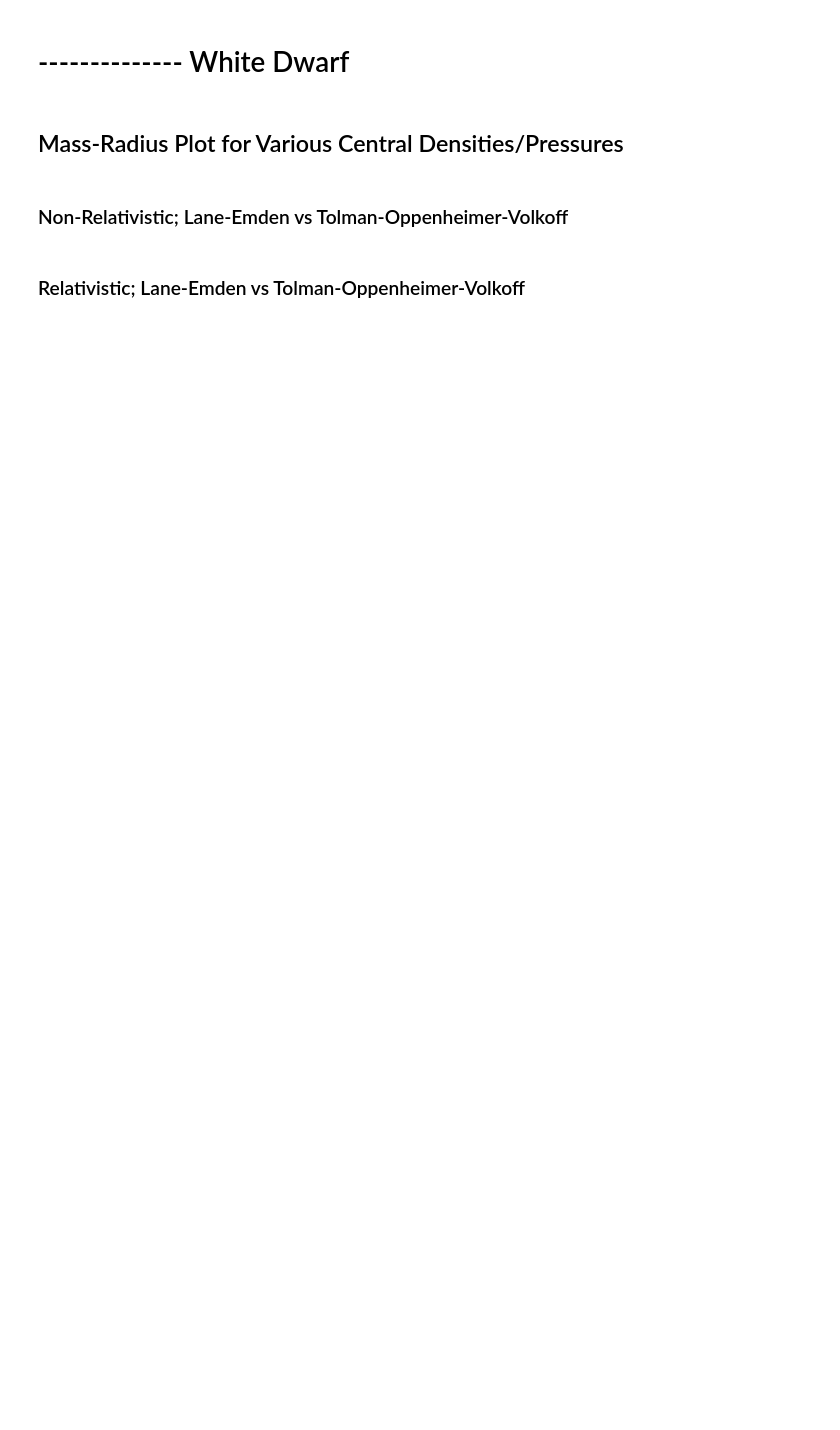
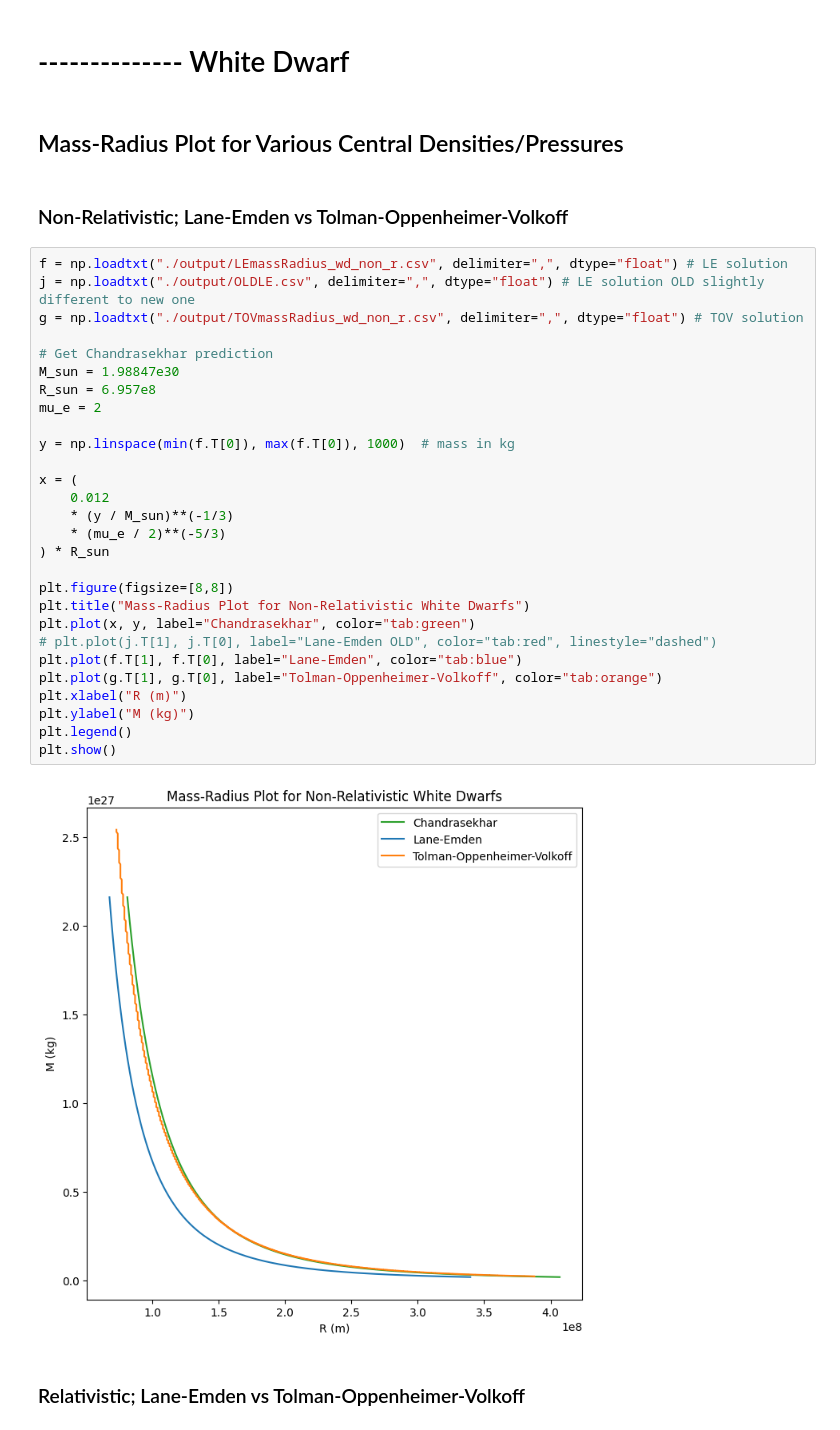
Before and after one commit to notbigbrad/p4theogroup, a Jupyter notebook: graphs.ipynb, the cells around one changed output. Cells and saved outputs as stored; diff of their text form; blank space fills up the shorter version.

```diff
--- a/graphs.ipynb
+++ b/graphs.ipynb
@@ -79,5 +113,35 @@ FileNotFoundError: ./output/TOVconstdensity.csv not found.
 ## Mass-Radius Plot for Various Central Densities/Pressures
 # %% [markdown]
 ### Non-Relativistic; Lane-Emden vs Tolman-Oppenheimer-Volkoff
+# %%
+f = np.loadtxt("./output/LEmassRadius_wd_non_r.csv", delimiter=",", dtype="float") # LE solution
+j = np.loadtxt("./output/OLDLE.csv", delimiter=",", dtype="float") # LE solution OLD slightly different to new one
+g = np.loadtxt("./output/TOVmassRadius_wd_non_r.csv", delimiter=",", dtype="float") # TOV solution
+
+# Get Chandrasekhar prediction
+M_sun = 1.98847e30
+R_sun = 6.957e8
+mu_e = 2
+
+y = np.linspace(min(f.T[0]), max(f.T[0]), 1000)  # mass in kg
+
+x = (
+    0.012
+    * (y / M_sun)**(-1/3)
+    * (mu_e / 2)**(-5/3)
+) * R_sun
+
+plt.figure(figsize=[8,8])
+plt.title("Mass-Radius Plot for Non-Relativistic White Dwarfs")
+plt.plot(x, y, label="Chandrasekhar", color="tab:green")
+# plt.plot(j.T[1], j.T[0], label="Lane-Emden OLD", color="tab:red", linestyle="dashed")
+plt.plot(f.T[1], f.T[0], label="Lane-Emden", color="tab:blue")
+plt.plot(g.T[1], g.T[0], label="Tolman-Oppenheimer-Volkoff", color="tab:orange")
+plt.xlabel("R (m)")
+plt.ylabel("M (kg)")
+plt.legend()
+plt.show()
+# %% [output]
+[figure, added]
 # %% [markdown]
 ### Relativistic; Lane-Emden vs Tolman-Oppenheimer-Volkoff
```
Also changed, not shown: parts of 8 cells of this notebook, 22 other files.
